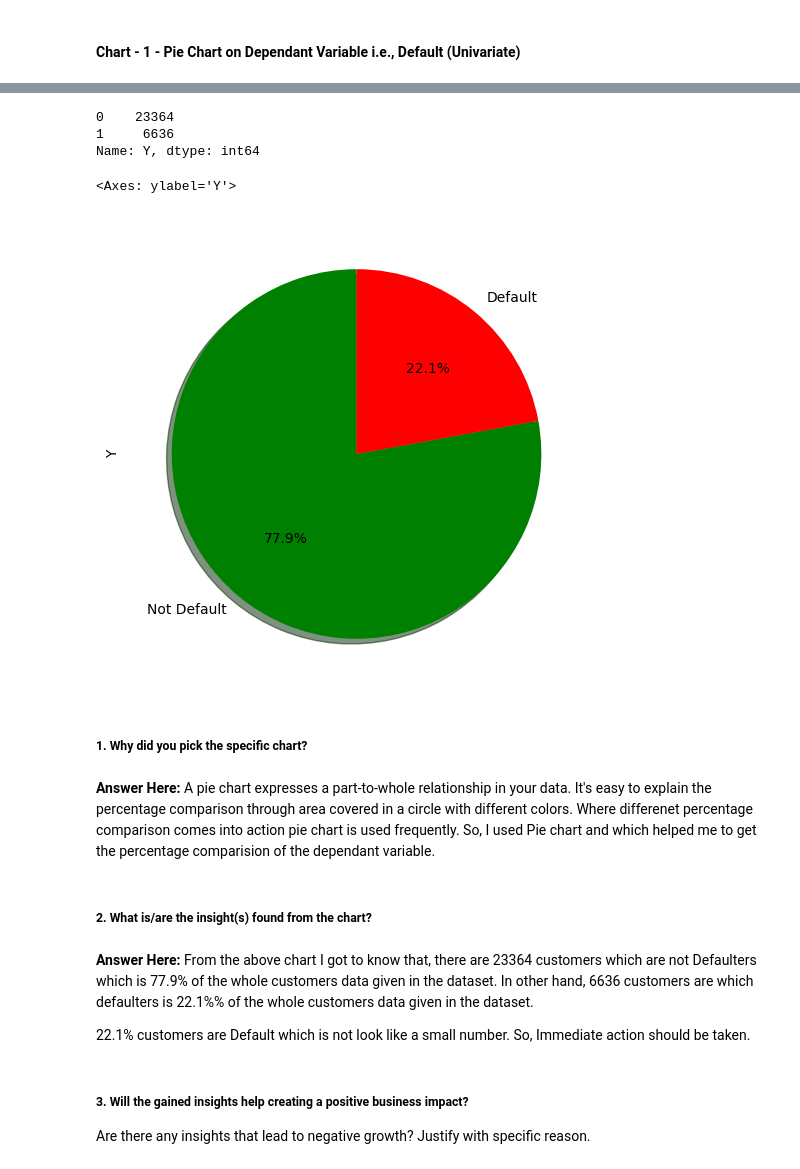
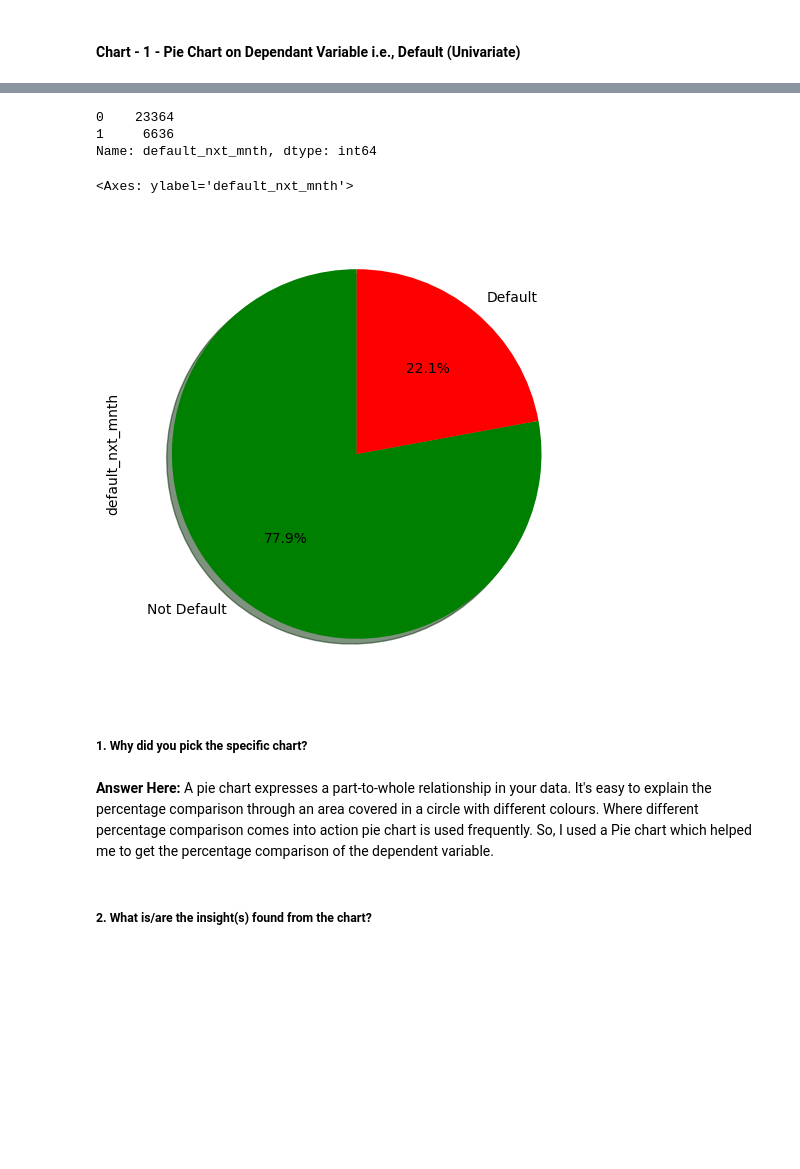
Before and after one commit to David-Kumawat/Credit-Card-Default-Prediction-Classification, a Jupyter notebook: Credit_Card_Fraud_Detection.ipynb, the cells around one changed output, grey strips where cells are left out. Cells and saved outputs as stored; diff of their text form; code cells hidden in the pictures; blank space fills up the shorter version.

```diff
--- a/Credit_Card_Fraud_Detection.ipynb
+++ b/Credit_Card_Fraud_Detection.ipynb
@@ -155,0 +148,9 @@ defaulter = defaulter.apply(pd.to_numeric) # convert all columns of DataFrame
+# %%
+# Setting to maximum display all columns
+pd.set_option('display.max_columns', None)
+# Setting 1st row names as columns name
+defaulter.columns = defaulter.iloc[0]
+defaulter.drop(defaulter.index[0],inplace=True)
+# Resetting index
+defaulter.reset_index(inplace=True, drop=True)
+defaulter.head()
@@ -285,0 +257,9 @@ df.sample(2)
+# %%
+# making dataset more readable by renaming columns
+rename_list = ['cust_id','max_credit_limit', 'gender', 'education', 'marital_status', 'age',
+               'pay_status_sept', 'pay_status_aug', 'pay_status_july', 'pay_status_june', 'pay_status_may', 'pay_status_april',
+               'bill_sept', 'bill_aug', 'bill_july', 'bill_june', 'bill_may', 'bill_april',
+               'amt_paid_sept', 'amt_paid_aug', 'amt_paid_jul', 'amt_paid_jun', 'amt_paid_may', 'amt_paid_april',
+               'default_nxt_mnth']
+col_rename = dict(zip(df.columns,rename_list))
+df = df.rename(columns=col_rename)
@@ -285,0 +290,11 @@ df.sample(2)
+# %%
+import ast
+# applying eval() function on all string values of all columns
+for item in df.columns:
+    def safe_eval(row):
+        try:
+            return eval(row)
+        except (SyntaxError, NameError, TypeError):
+            return row  # Return the original value if eval() fails
+
+    df[item] = df[item].apply(safe_eval)
@@ -290,4 +363,0 @@ df.sample(2)
-# %%
-# reseting the index
-
-df.reset_index(inplace=True)
@@ -309,37 +380,30 @@ df.head()
 # %%
 # Chart - 1 visualization code
 # Dependant Column Value Counts
 
-print(df.Y.value_counts())
+print(df.default_nxt_mnth.value_counts())
 print(" ")
 
 # Dependant Variable Column Visualization
 
-df['Y'].value_counts().plot(kind='pie',
+df['default_nxt_mnth'].value_counts().plot(kind='pie',
                               figsize=(15,6),
                                autopct="%1.1f%%",
                                startangle=90,
                                shadow=True,
                                labels=['Not Default','Default'],
                                colors=['Green','red'],
                                explode=[0,0]
                               )
 # %% [output]
 0    23364
 1     6636
-Name: Y, dtype: int64
+Name: default_nxt_mnth, dtype: int64
-<Axes: ylabel='Y'>
+<Axes: ylabel='default_nxt_mnth'>
-[figure, old version]
+[figure, new version]
 # %% [markdown]
 ##### 1. Why did you pick the specific chart?
 # %% [markdown]
-**Answer Here:** A pie chart expresses a part-to-whole relationship in your data. It's easy to explain the percentage comparison through area covered in a circle with different colors. Where differenet percentage comparison comes into action pie chart is used frequently. So, I used Pie chart and which helped me to get the percentage comparision of the dependant variable.
+**Answer Here:** A pie chart expresses a part-to-whole relationship in your data. It's easy to explain the percentage comparison through an area covered in a circle with different colours. Where different percentage comparison comes into action pie chart is used frequently. So, I used a Pie chart which helped me to get the percentage comparison of the dependent variable.
 # %% [markdown]
 ##### 2. What is/are the insight(s) found from the chart?
-# %% [markdown]
-**Answer Here:** From the above chart I got to know that, there are 23364 customers which are not Defaulters which is 77.9% of the whole customers data given in the dataset. In other hand, 6636 customers are  which defaulters is 22.1%% of the whole customers data given in the dataset.
-
-22.1% customers are Default which is not look like a small number. So, Immediate action should be taken.
-# %% [markdown]
-##### 3. Will the gained insights help creating a positive business impact?
-Are there any insights that lead to negative growth? Justify with specific reason.
```
Also changed, not shown: parts of 132 cells of this notebook.
